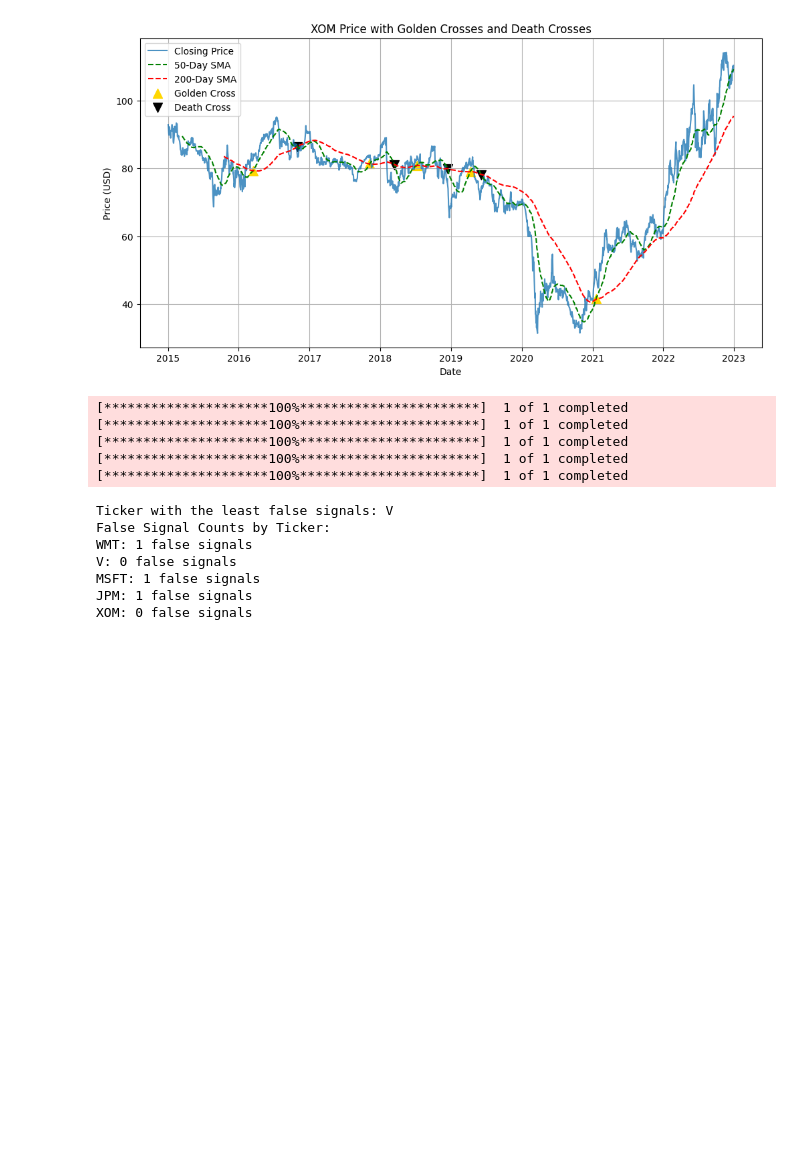
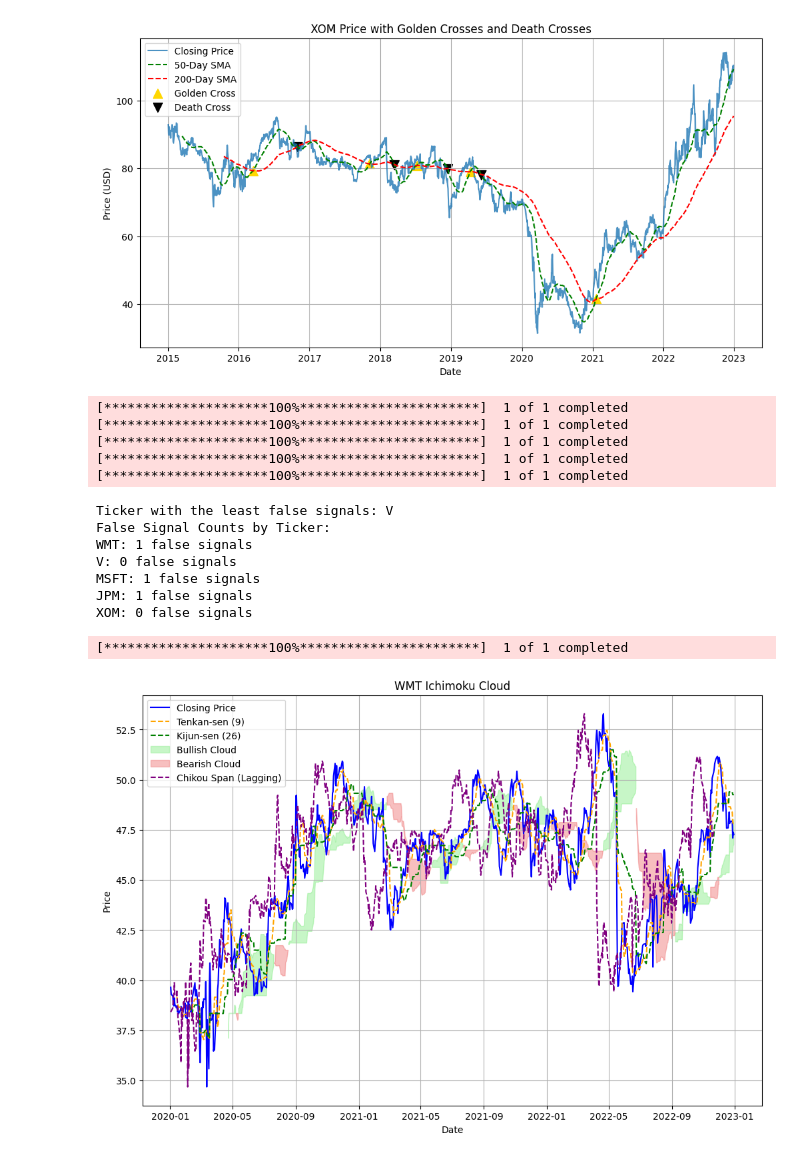
Before and after one commit to LucasMazza42/LearnPytorch, a Jupyter notebook: LSTM-skratch.ipynb, the cells around one changed output. Saved outputs shown, nothing was run; the diff lists cells and outputs as text; code cells hidden in the pictures; blank space fills up the shorter version.

Commit message:
LSTM starter

```diff
--- a/LSTM.ipynb
+++ b/LSTM-skratch.ipynb
@@ -252,3 +252,40 @@ V: 0 false signals
 MSFT: 1 false signals
 JPM: 1 false signals
 XOM: 0 false signals
+# %%
+import pandas as pd
+import yfinance as yf
+import matplotlib.pyplot as plt
+
+# Fetch historical data
+symbol = 'WMT'
+data = yf.download(symbol, start='2020-01-01', end='2023-01-01')
+
+# Calculate Ichimoku components
+data['Tenkan_sen'] = (data['High'].rolling(window=9).max() + data['Low'].rolling(window=9).min()) / 2
+data['Kijun_sen'] = (data['High'].rolling(window=26).max() + data['Low'].rolling(window=26).min()) / 2
+data['Senkou_Span_A'] = ((data['Tenkan_sen'] + data['Kijun_sen']) / 2).shift(26)
+data['Senkou_Span_B'] = ((data['High'].rolling(window=52).max() + data['Low'].rolling(window=52).min()) / 2).shift(26)
+data['Chikou_Span'] = data['Close'].shift(-26)
+
+# Plot the Ichimoku Cloud
+plt.figure(figsize=(12, 8))
+plt.plot(data.index, data['Close'], label='Closing Price', color='blue')
+plt.plot(data.index, data['Tenkan_sen'], label='Tenkan-sen (9)', color='orange', linestyle='--')
+plt.plot(data.index, data['Kijun_sen'], label='Kijun-sen (26)', color='green', linestyle='--')
+plt.fill_between(data.index, data['Senkou_Span_A'], data['Senkou_Span_B'],
+                 where=data['Senkou_Span_A'] >= data['Senkou_Span_B'], color='lightgreen', alpha=0.5, label='Bullish Cloud')
+plt.fill_between(data.index, data['Senkou_Span_A'], data['Senkou_Span_B'],
+                 where=data['Senkou_Span_A'] < data['Senkou_Span_B'], color='lightcoral', alpha=0.5, label='Bearish Cloud')
+plt.plot(data.index, data['Chikou_Span'], label='Chikou Span (Lagging)', color='purple', linestyle='--')
+
+# Add labels and legend
+plt.title(f'{symbol} Ichimoku Cloud')
+plt.xlabel('Date')
+plt.ylabel('Price')
+plt.legend(loc='upper left')
+plt.grid()
+plt.show()
+# %% [output]
+[*********************100%***********************]  1 of 1 completed
+[figure, added]
```
Also changed, not shown: parts of 12 cells of this notebook, 2 other files.
